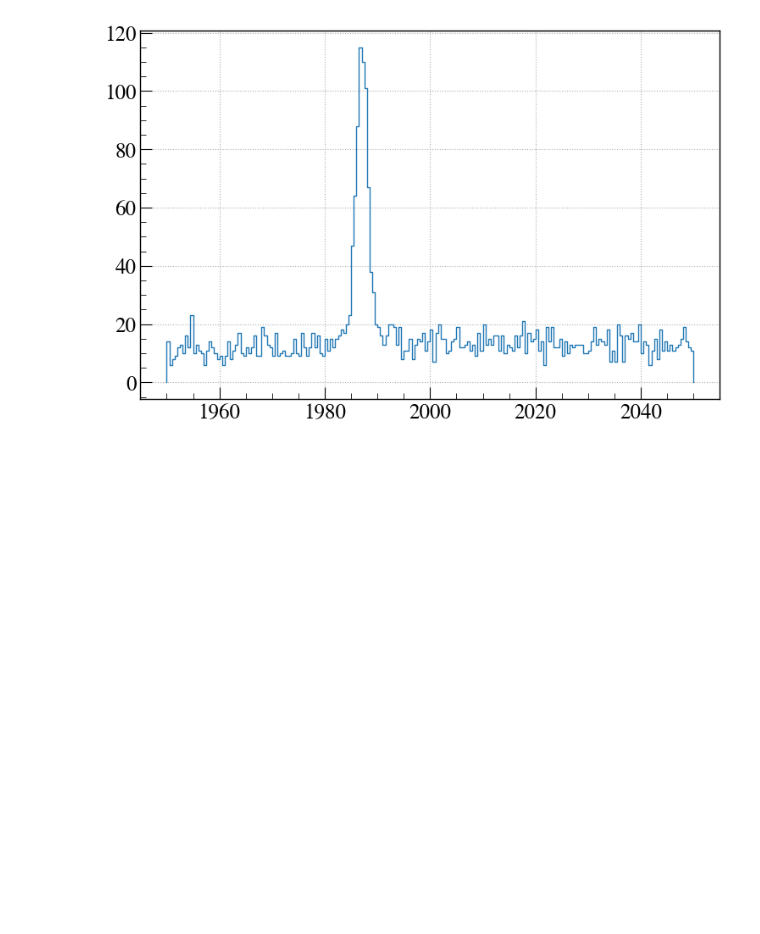
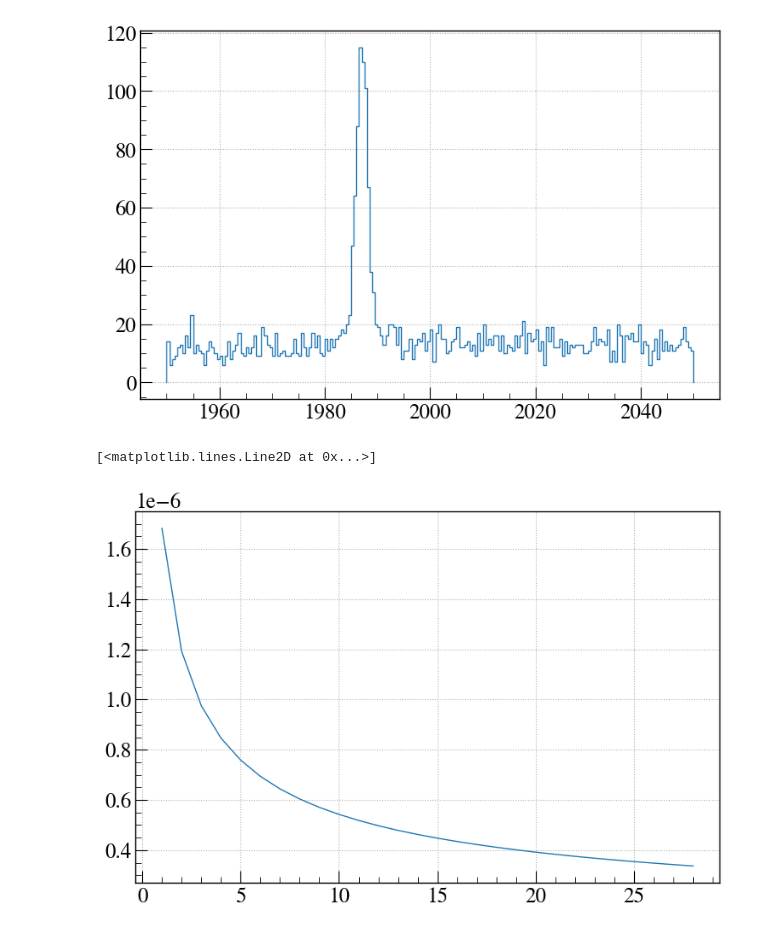
Before and after one commit to nfuad041/legend, a Jupyter notebook: sims/one_gamma_sim.ipynb, the cells around one changed output. Saved outputs shown, nothing was run; the diff lists cells and outputs as text; code cells hidden in the pictures; blank space fills up the shorter version.

```diff
--- a/sims/one_gamma_sim.ipynb
+++ b/sims/one_gamma_sim.ipynb
@@ -67,0 +63,23 @@ primaries = 100000
+# %%
+survival_frac_unc = 0.03
+source_activity_Ci = 1 #uCi
+source_activity_Bq = source_activity_Ci*3.7e10 #Bq
+primaries = 100000
+unc_0 = 0.03
+N_Co = primaries/0.01
+
+half_life = 77.236 # days
+half_life = half_life*24*60*60 # seconds
+decay_constant = np.log(2)/half_life # 1/s
+
+days_elapsed = np.arange(1, 29, 1)
+uncs = []
+for d in days_elapsed:
+    N = source_activity_Bq/decay_constant*(1-np.exp(-decay_constant*d*86400))
+    unc = unc_0*np.sqrt(N_Co/N)
+    uncs.append(unc)
+
+plt.plot(days_elapsed, uncs, lw=1)
+# %% [output]
+[<matplotlib.lines.Line2D at 0x...>]
+[figure, added]
```
Also changed, not shown: parts of 1 cell of this notebook, 4 other files.
